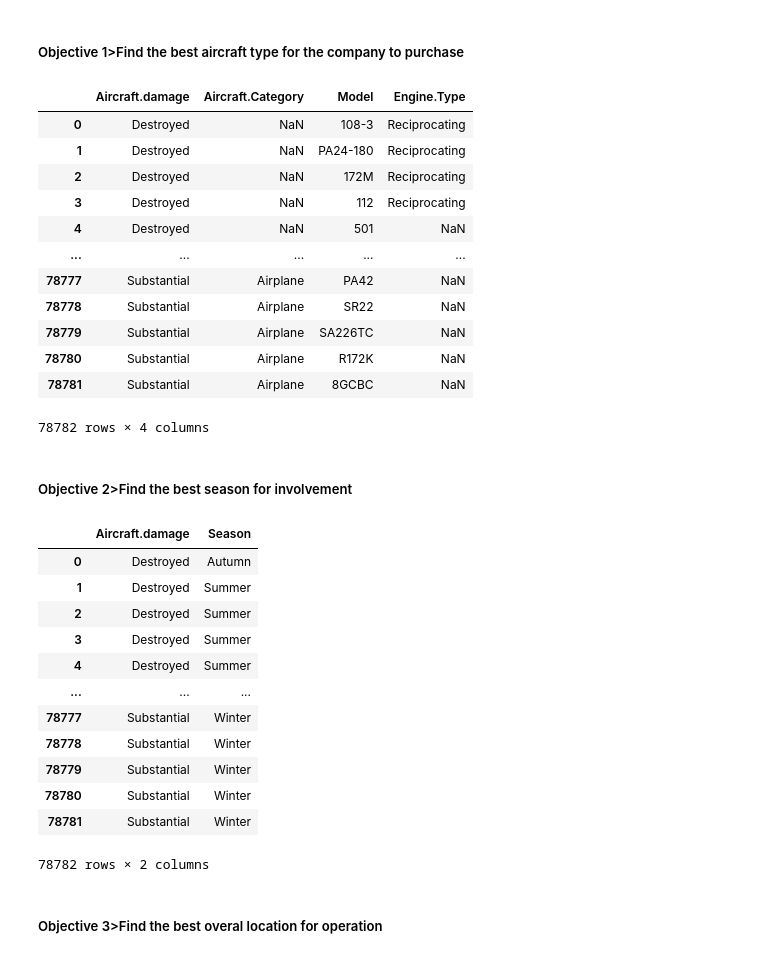
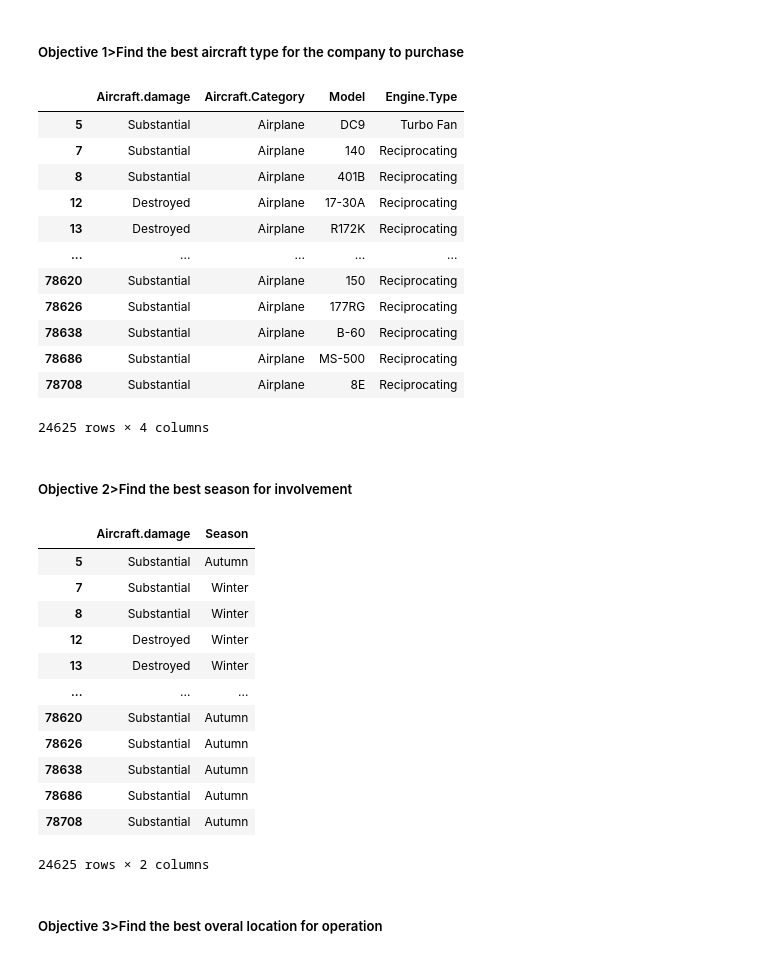
Before and after one commit to josephndex/aviation-business-strategy-and-risk-evasion-, a Jupyter notebook: student.ipynb.ipynb, the cells around one changed output. Drawn from its saved outputs; the diff is of its cells as text; code cells hidden in the pictures.

```diff
--- a/student.ipynb.ipynb
+++ b/student.ipynb.ipynb
@@ -170,22 +170,24 @@ aviation_clean.sample(5)
 # %%
 #To find the best aircraft to parchase were gona use the columns Aircraft.damage,Aircraft.category,model,engine.type
 #pairing the colums to a single variable
+#we need to remove the colums from the aircrafrt type,Engine.Type,Model that have null values
+aviation_clean.dropna(subset=["Aircraft.Category","Engine.Type","Model"],inplace=True)
 aviation_clean_ob1=aviation_clean.loc[:,["Aircraft.damage","Aircraft.Category","Model","Engine.Type"]]
 aviation_clean_ob1
 # %% [output]
 |  | Aircraft.damage | Aircraft.Category | Model | Engine.Type |
-| 0 | Destroyed | NaN | 108-3 | Reciprocating |
-| 1 | Destroyed | NaN | PA24-180 | Reciprocating |
-| 2 | Destroyed | NaN | 172M | Reciprocating |
-| 3 | Destroyed | NaN | 112 | Reciprocating |
-| 4 | Destroyed | NaN | 501 | NaN |
+| 5 | Substantial | Airplane | DC9 | Turbo Fan |
+| 7 | Substantial | Airplane | 140 | Reciprocating |
+| 8 | Substantial | Airplane | 401B | Reciprocating |
+| 12 | Destroyed | Airplane | 17-30A | Reciprocating |
+| 13 | Destroyed | Airplane | R172K | Reciprocating |
 | ... | ... | ... | ... | ... |
-| 78777 | Substantial | Airplane | PA42 | NaN |
-| 78778 | Substantial | Airplane | SR22 | NaN |
-| 78779 | Substantial | Airplane | SA226TC | NaN |
-| 78780 | Substantial | Airplane | R172K | NaN |
-| 78781 | Substantial | Airplane | 8GCBC | NaN |
+| 78620 | Substantial | Airplane | 150 | Reciprocating |
+| 78626 | Substantial | Airplane | 177RG | Reciprocating |
+| 78638 | Substantial | Airplane | B-60 | Reciprocating |
+| 78686 | Substantial | Airplane | MS-500 | Reciprocating |
+| 78708 | Substantial | Airplane | 8E | Reciprocating |
-78782 rows × 4 columns
+24625 rows × 4 columns
 # %% [markdown]
 ##### Objective 2>Find the best season for involvement
 # %%
@@ -194,18 +196,18 @@ aviation_clean_ob2=aviation_clean.loc[:,["Aircraft.damage","Season"]]
 aviation_clean_ob2
 # %% [output]
 |  | Aircraft.damage | Season |
-| 0 | Destroyed | Autumn |
-| 1 | Destroyed | Summer |
-| 2 | Destroyed | Summer |
-| 3 | Destroyed | Summer |
-| 4 | Destroyed | Summer |
+| 5 | Substantial | Autumn |
+| 7 | Substantial | Winter |
+| 8 | Substantial | Winter |
+| 12 | Destroyed | Winter |
+| 13 | Destroyed | Winter |
 | ... | ... | ... |
-| 78777 | Substantial | Winter |
-| 78778 | Substantial | Winter |
-| 78779 | Substantial | Winter |
-| 78780 | Substantial | Winter |
-| 78781 | Substantial | Winter |
+| 78620 | Substantial | Autumn |
+| 78626 | Substantial | Autumn |
+| 78638 | Substantial | Autumn |
+| 78686 | Substantial | Autumn |
+| 78708 | Substantial | Autumn |
-78782 rows × 2 columns
+24625 rows × 2 columns
 # %% [markdown]
 ##### Objective 3>Find the best overal location for operation
 # %%
```
Also changed, not shown: parts of 30 cells of this notebook, 12 other files.
